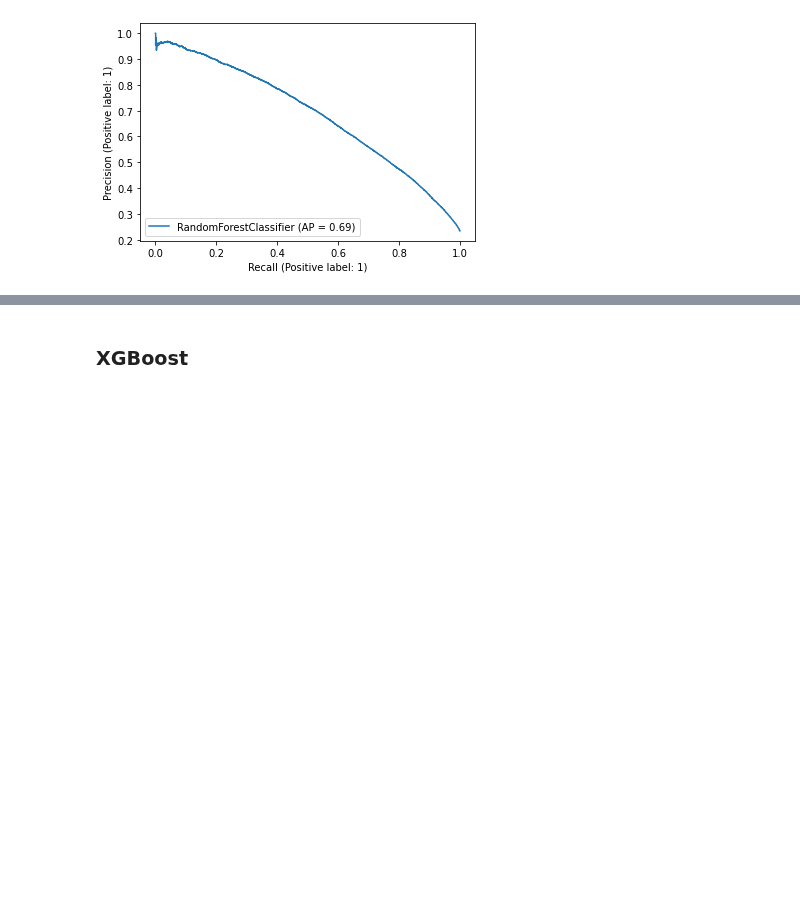
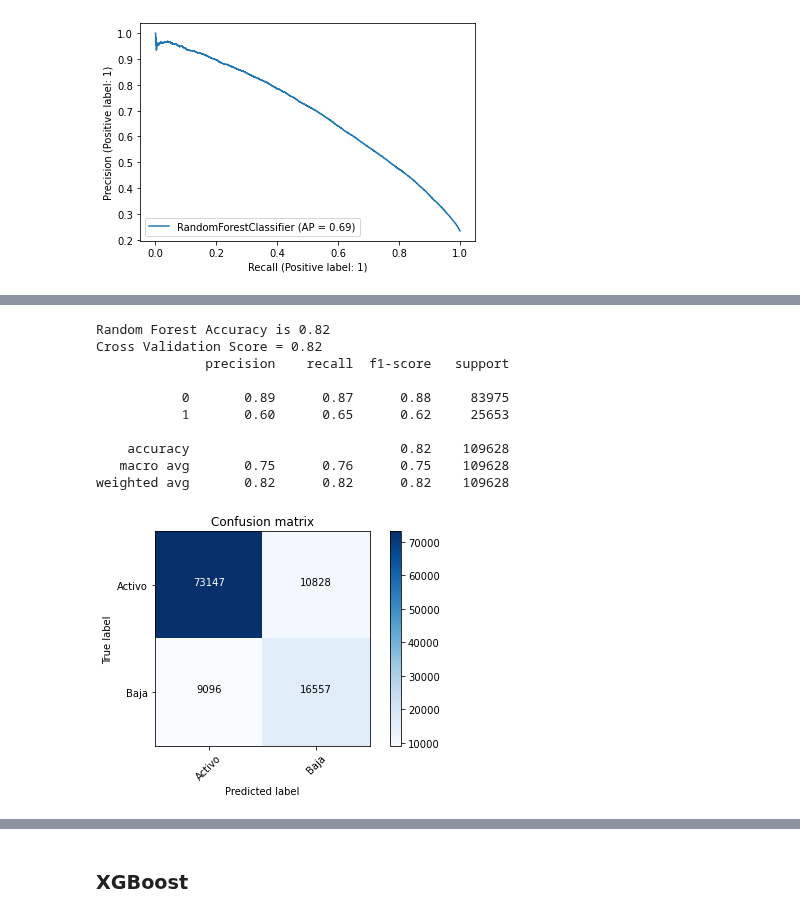
Before and after one commit to albertodiazr/TFM_churn, a Jupyter notebook: notebooks/05.Main_models.ipynb, the cells around one changed output, grey strips where cells are left out. Drawn from its saved outputs; the diff is of its cells as text; code cells hidden in the pictures; blank space fills up the shorter version.

```diff
--- a/notebooks/05.Main_models.ipynb
+++ b/notebooks/05.Main_models.ipynb
@@ -382,0 +385,3 @@ X_test.head()
+# %%
+data_filtered = data[['Quejas', 'Incidencias', 'Status']]
+data_filtered.head()
@@ -382,0 +399,4 @@ X_test.head()
+# %%
+y_pred = data_filtered['Quejas'] + data_filtered['Incidencias']
+y_pred = y_pred.apply(lambda x: 1 if x > 0 else 0)
+y_test = data_filtered['Status']
@@ -545,0 +555,37 @@ plot_precision_recall_curve(rfc, X_test, y_test);
+# %%
+# Don´t do this!!!
+
+from sklearn.ensemble import RandomForestClassifier
+
+rfc_2 = RandomForestClassifier(min_samples_leaf = 3,
+                                       min_samples_split = 5,
+                                       max_depth = None,
+                                       n_estimators = 300,
+                                       max_features = 'auto',
+                                       bootstrap = False, class_weight = "balanced")
+rfc_2.fit(X_train, y_train)
+y_pred = rfc_2.predict(X_test)
+
+print("Random Forest Accuracy is %2.2f" % accuracy_score(y_test, y_pred))
+
+skf = StratifiedKFold(n_splits=10)
+score_rfc2 = cross_val_score(rfc_2, X_train, y_train, cv=skf).mean()
+print("Cross Validation Score = %2.2f" % score_rfc2)
+
+
+print(classification_report(y_test,y_pred ))
+
+cm = confusion_matrix(y_test,y_pred)
+plot_confusion_matrix(cm, classes=class_names, title='Confusion matrix')
+# %% [output]
+Random Forest Accuracy is 0.82
+Cross Validation Score = 0.82
+              precision    recall  f1-score   support
+
+           0       0.89      0.87      0.88     83975
+           1       0.60      0.65      0.62     25653
+
+    accuracy                           0.82    109628
+   macro avg       0.75      0.76      0.75    109628
+weighted avg       0.82      0.82      0.82    109628
+[figure, added]
```
Also changed, not shown: parts of 27 cells of this notebook, 1 other file.
